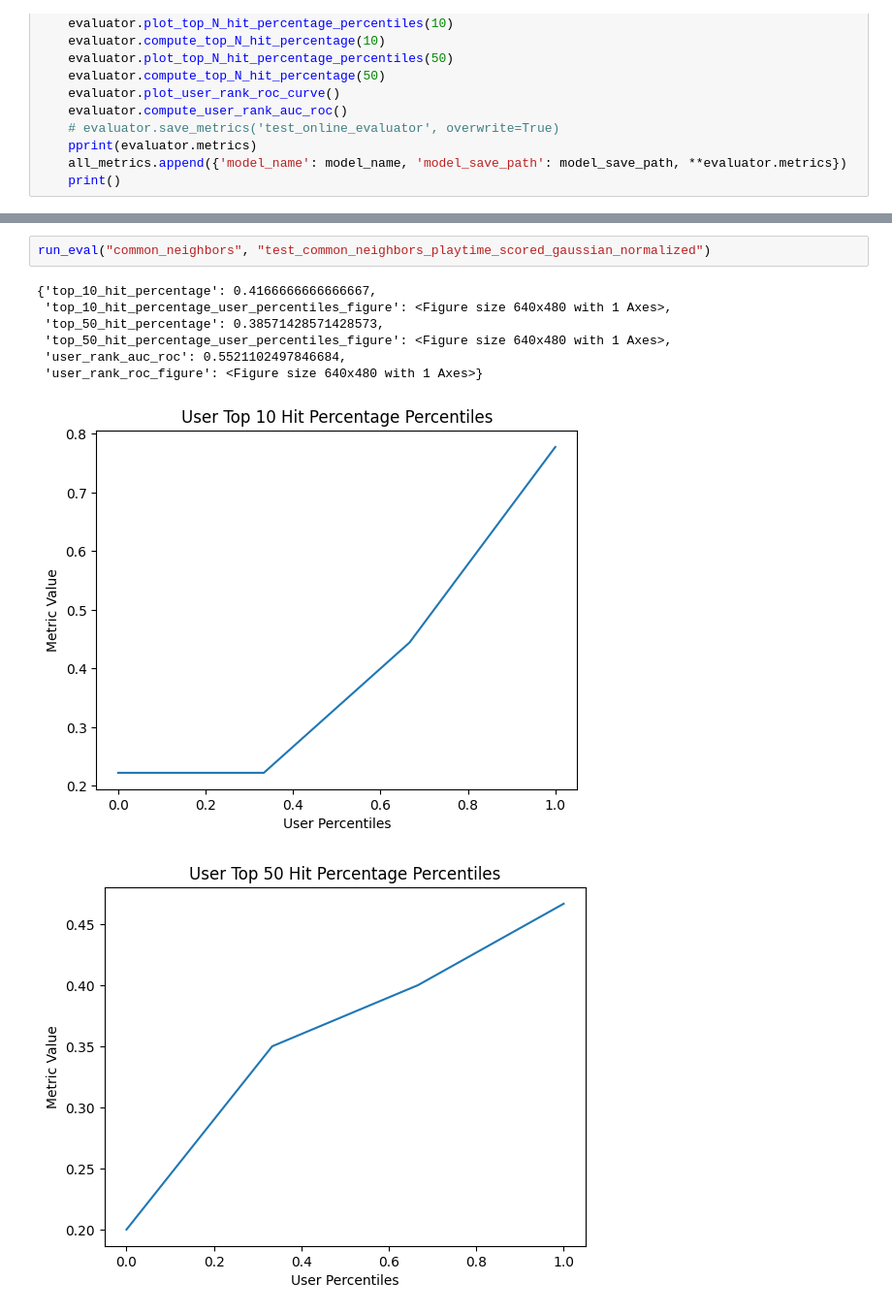
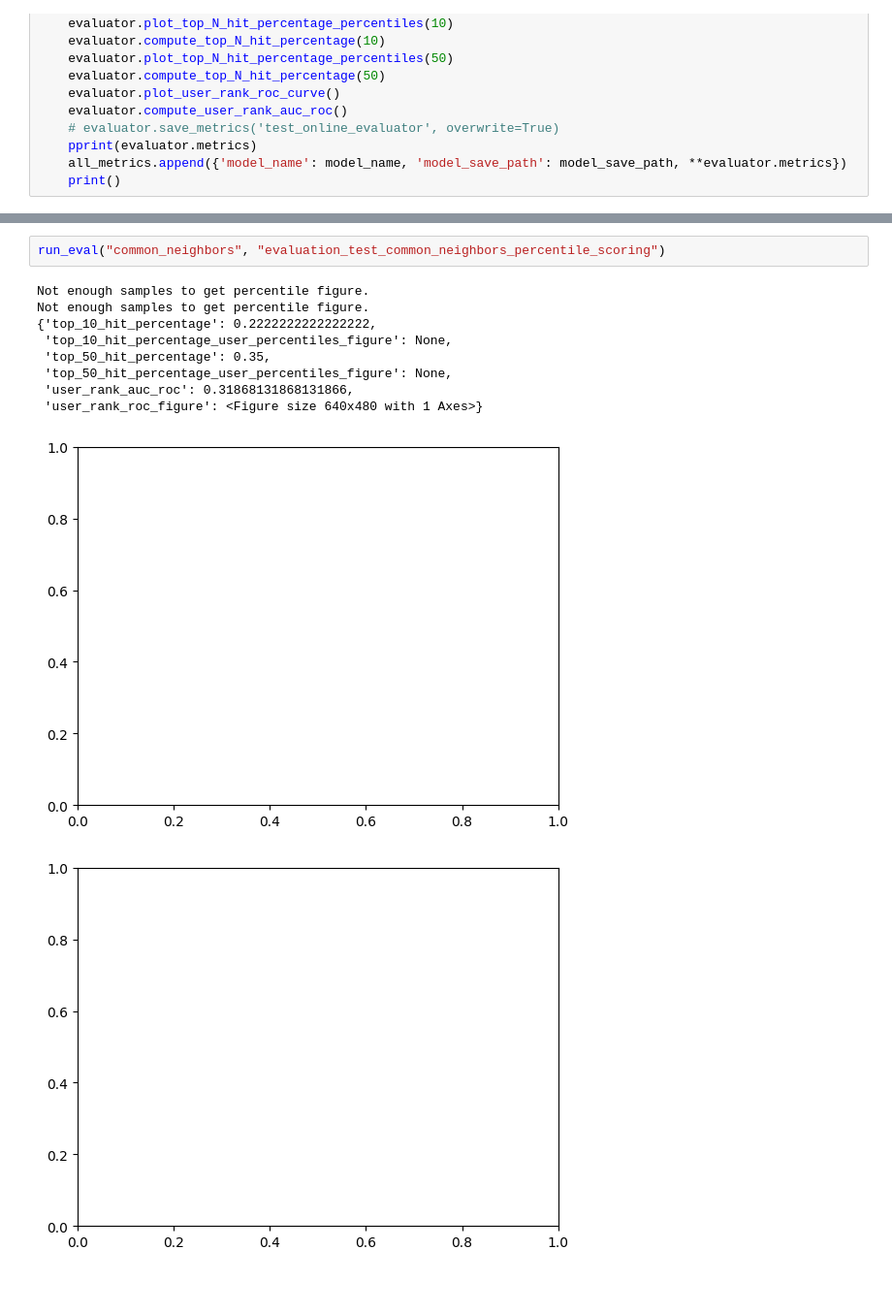
Before and after one commit to GitHubNoskcaj211/ml-projects-project, a Jupyter notebook: evaluation/test_online_evaluation.ipynb, the cells around one changed output, grey strips where cells are left out. Shown at 97% size. Drawn from its saved outputs; the diff is of its cells as text; blank space fills up the shorter version.

```diff
--- a/evaluation/test_online_evaluation.ipynb
+++ b/evaluation/test_online_evaluation.ipynb
@@ -60,11 +58,13 @@ run_eval("common_neighbors", "test_common_neighbors_default")
 # %%
-run_eval("common_neighbors", "test_common_neighbors_playtime_scored_gaussian_normalized")
+run_eval("common_neighbors", "evaluation_test_common_neighbors_percentile_scoring")
 # %% [output]
-{'top_10_hit_percentage': 0.4166666666666667,
- 'top_10_hit_percentage_user_percentiles_figure': <Figure size 640x480 with 1 Axes>,
- 'top_50_hit_percentage': 0.38571428571428573,
- 'top_50_hit_percentage_user_percentiles_figure': <Figure size 640x480 with 1 Axes>,
- 'user_rank_auc_roc': 0.5521102497846684,
+Not enough samples to get percentile figure.
+Not enough samples to get percentile figure.
+{'top_10_hit_percentage': 0.2222222222222222,
+ 'top_10_hit_percentage_user_percentiles_figure': None,
+ 'top_50_hit_percentage': 0.35,
+ 'top_50_hit_percentage_user_percentiles_figure': None,
+ 'user_rank_auc_roc': 0.31868131868131866,
  'user_rank_roc_figure': <Figure size 640x480 with 1 Axes>}
-[figure, old version]
+[figure, new version]
-[figure, old version]
+[figure, new version]
```
Also changed, not shown: parts of 10 cells of this notebook, 40 other files.
